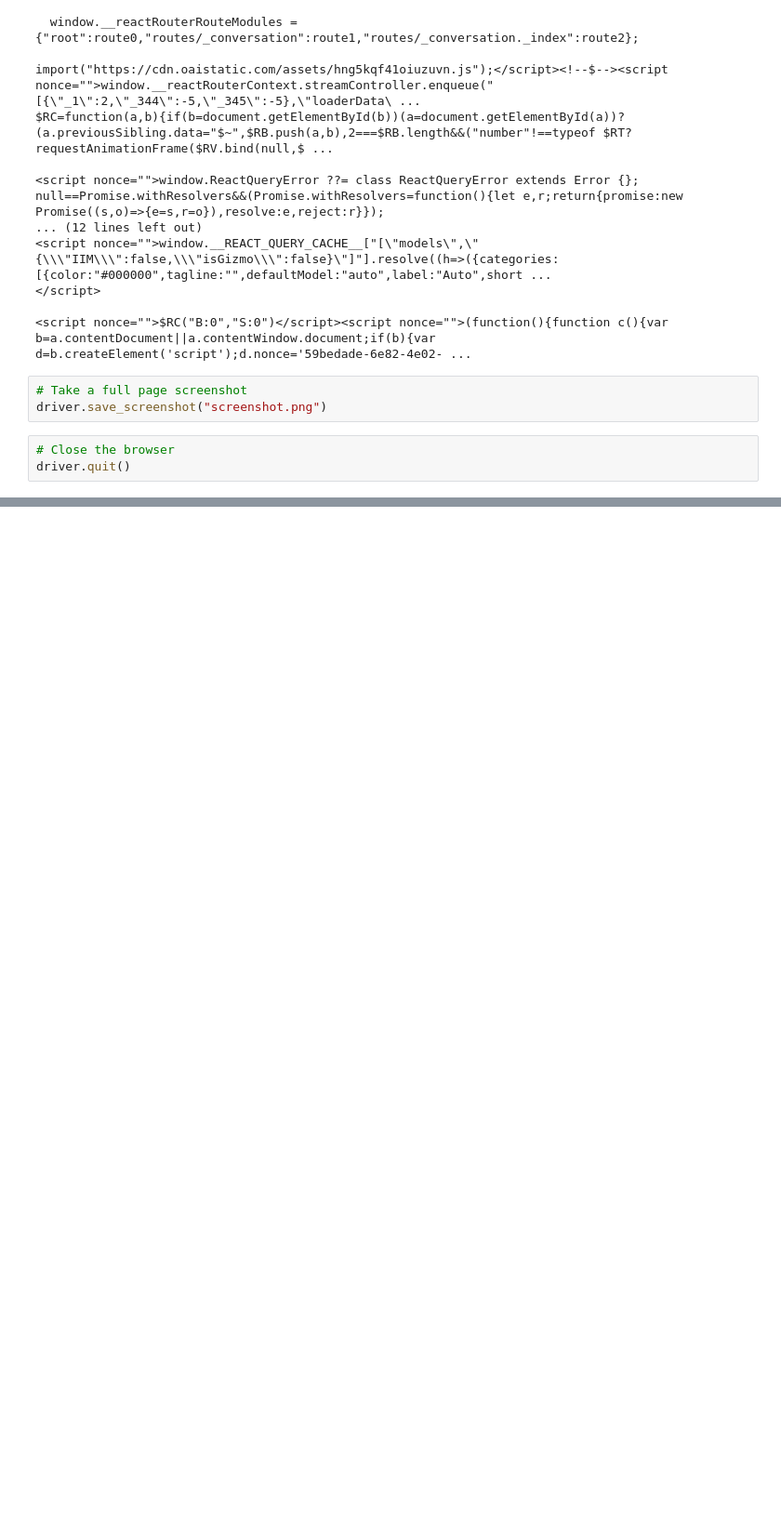
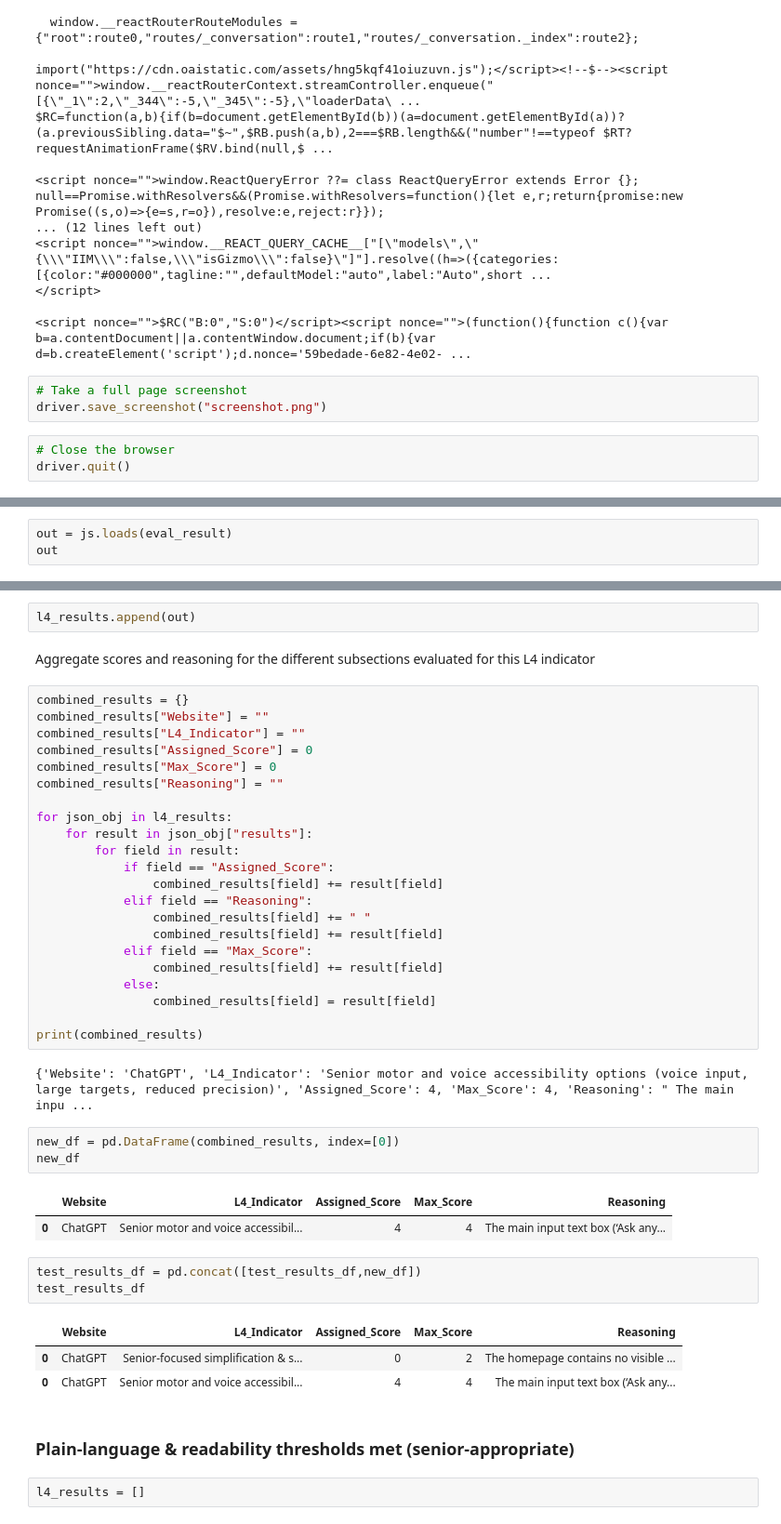
Before and after one commit to gknappattack/Accessibility-Inclusive-Design-Evaluation, a Jupyter notebook: test.ipynb, the cells around one changed output, grey strips where cells are left out. Shown: that part at 93% size. Saved outputs shown, nothing was run; the diff lists cells and outputs as text; blank space fills up the shorter version.

Commit message:
Update project to use qwen 8b and implementhalf of the L4 indicators.

```diff
--- a/test.ipynb
+++ b/test.ipynb
@@ -90,0 +211,3 @@ print(json_out)
+# %%
+out = js.loads(eval_result)
+out
@@ -90,0 +220,45 @@ print(json_out)
+# %%
+l4_results.append(out)
+# %% [markdown]
+Aggregate scores and reasoning for the different subsections evaluated for this L4 indicator
+# %%
+combined_results = {}
+combined_results["Website"] = ""
+combined_results["L4_Indicator"] = ""
+combined_results["Assigned_Score"] = 0
+combined_results["Max_Score"] = 0
+combined_results["Reasoning"] = ""
+
+for json_obj in l4_results:
+    for result in json_obj["results"]:
+        for field in result:
+            if field == "Assigned_Score":
+                combined_results[field] += result[field]
+            elif field == "Reasoning":
+                combined_results[field] += " "
+                combined_results[field] += result[field]
+            elif field == "Max_Score":
+                combined_results[field] += result[field]
+            else:
+                combined_results[field] = result[field]
+
+print(combined_results)
+# %% [output]
+{'Website': 'ChatGPT', 'L4_Indicator': 'Senior motor and voice accessibility options (voice input, large targets, reduced precision)', 'Assigned_Score': 4, 'Max_Score': 4, 'Reasoning': " The main inpu ...
+# %%
+new_df = pd.DataFrame(combined_results, index=[0])
+new_df
+# %% [output]
+|  | Website | L4_Indicator | Assigned_Score | Max_Score | Reasoning |
+| 0 | ChatGPT | Senior motor and voice accessibil... | 4 | 4 | The main input text box (‘Ask any... |
+# %%
+test_results_df = pd.concat([test_results_df,new_df])
+test_results_df
+# %% [output]
+|  | Website | L4_Indicator | Assigned_Score | Max_Score | Reasoning |
+| 0 | ChatGPT | Senior-focused simplification & s... | 0 | 2 | The homepage contains no visible ... |
+| 0 | ChatGPT | Senior motor and voice accessibil... | 4 | 4 | The main input text box (‘Ask any... |
+# %% [markdown]
+### Plain-language & readability thresholds met (senior-appropriate)
+# %%
+l4_results = []
```
Also changed, not shown: parts of 54 cells of this notebook, 2 other files.
